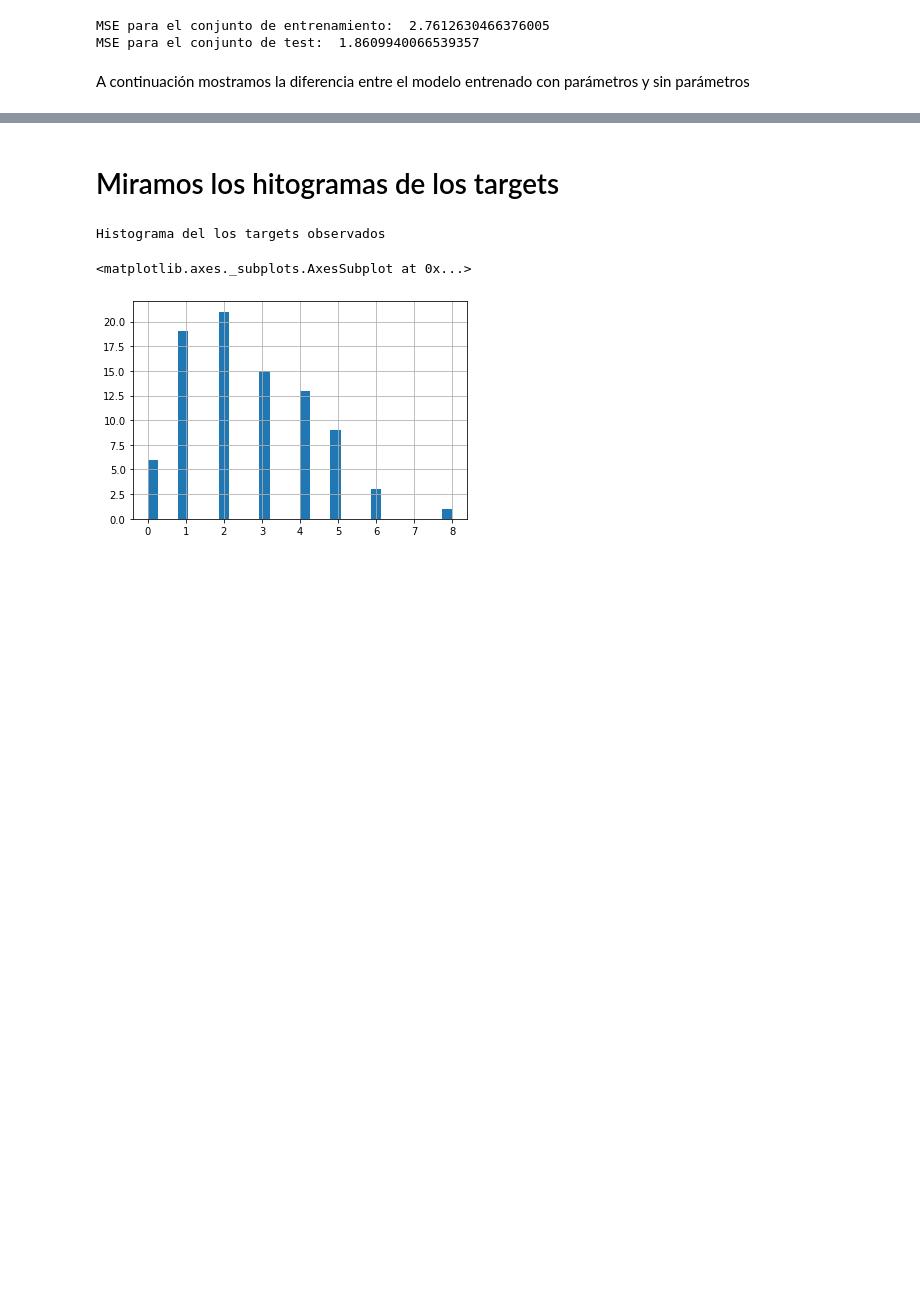
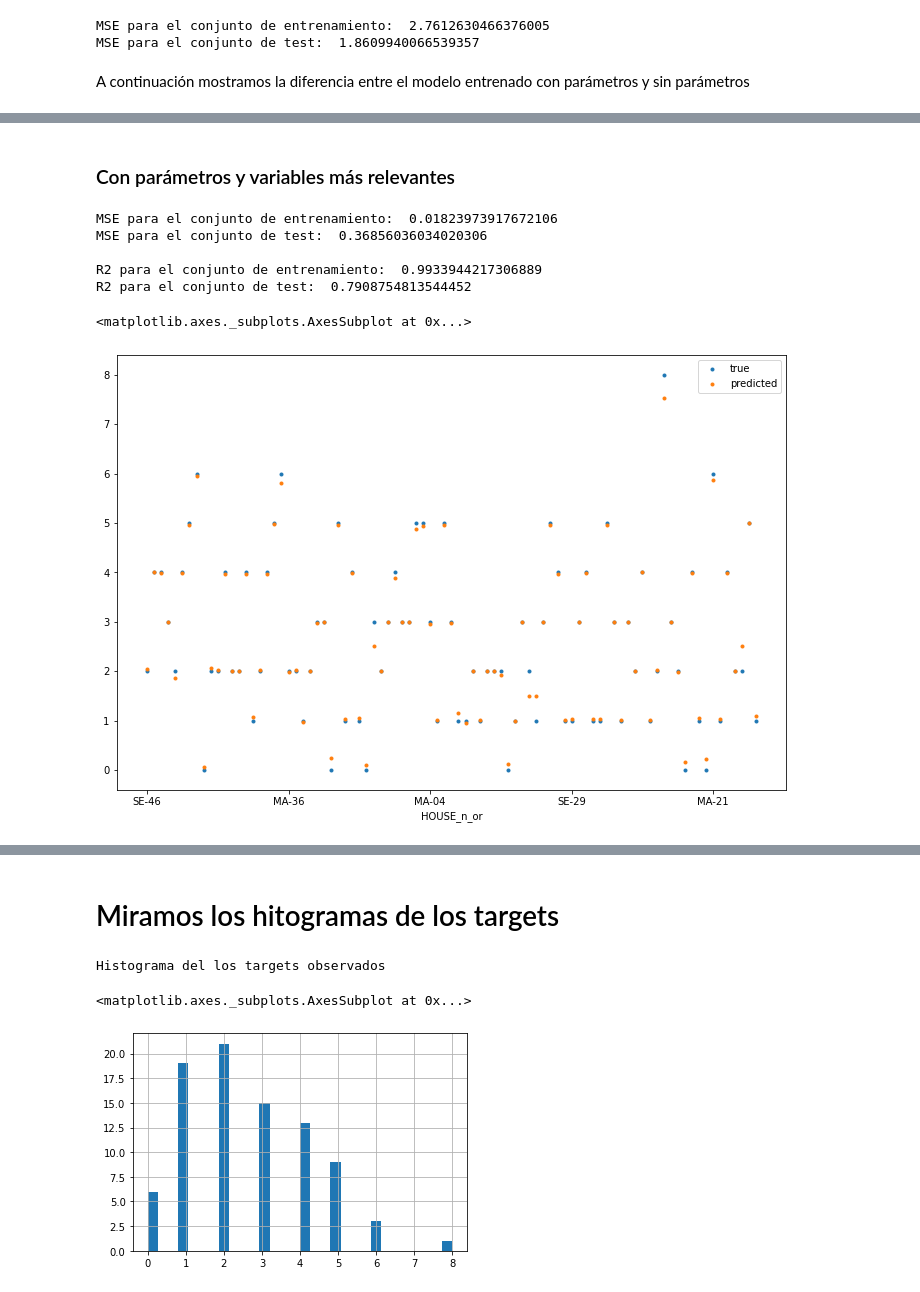
Before and after one commit to juansca/geohelmintos-modeling, a Jupyter notebook: notebooks/validating_model.ipynb, the cells around one changed output, grey strips where cells are left out. Cells and saved outputs as stored; diff of their text form; code cells hidden in the pictures; blank space fills up the shorter version.

```diff
--- a/notebooks/validating_model.ipynb
+++ b/notebooks/validating_model.ipynb
@@ -505,0 +512,40 @@ R2 para el conjunto de test:  -0.10301709744300025
+# %% [markdown]
+### Con parámetros y variables más relevantes
+# %%
+params = {'max_depth': 15,
+ 'n_estimators': 15,
+ 'tree_method': 'exact',
+ 'booster': 'gbtree',
+ 'objective': 'reg:squarederror',
+# 'colsample_bynode': 0.2,
+ 'base_score': 2.632183908045977
+         }
+
+selected_features = ['num_indiv', 'Electricit', 'ri_orcd_n', 'BSI_n', 'Clyp_n', 'MSI_n']
+
+
+model_xgb_sin_params_new_features = XGBModel(**params)
+model_xgb_sin_params_new_features.fit(X_train[selected_features], y_train)
+
+# Este es el modelo que entrenamos
+train_y_pred = model_xgb_sin_params_new_features.predict(X_train[selected_features])
+test_y_pred = model_xgb_sin_params_new_features.predict(X_test[selected_features])
+
+print('MSE para el conjunto de entrenamiento: ', mean_squared_error(y_train, train_y_pred))
+print('MSE para el conjunto de test: ', mean_squared_error(y_test, test_y_pred))
+
+
+print()
+print('R2 para el conjunto de entrenamiento: ', r2_score(y_train, train_y_pred))
+print('R2 para el conjunto de test: ', r2_score(y_test, test_y_pred))
+
+a = pd.DataFrame({'true': y_train, 'predicted': train_y_pred})
+a.plot(style='.', figsize=(12,8))
+# %% [output]
+MSE para el conjunto de entrenamiento:  0.01823973917672106
+MSE para el conjunto de test:  0.36856036034020306
+
+R2 para el conjunto de entrenamiento:  0.9933944217306889
+R2 para el conjunto de test:  0.7908754813544452
+<matplotlib.axes._subplots.AxesSubplot at 0x...>
+[figure, added]
```
Also changed, not shown: parts of 16 cells of this notebook.
